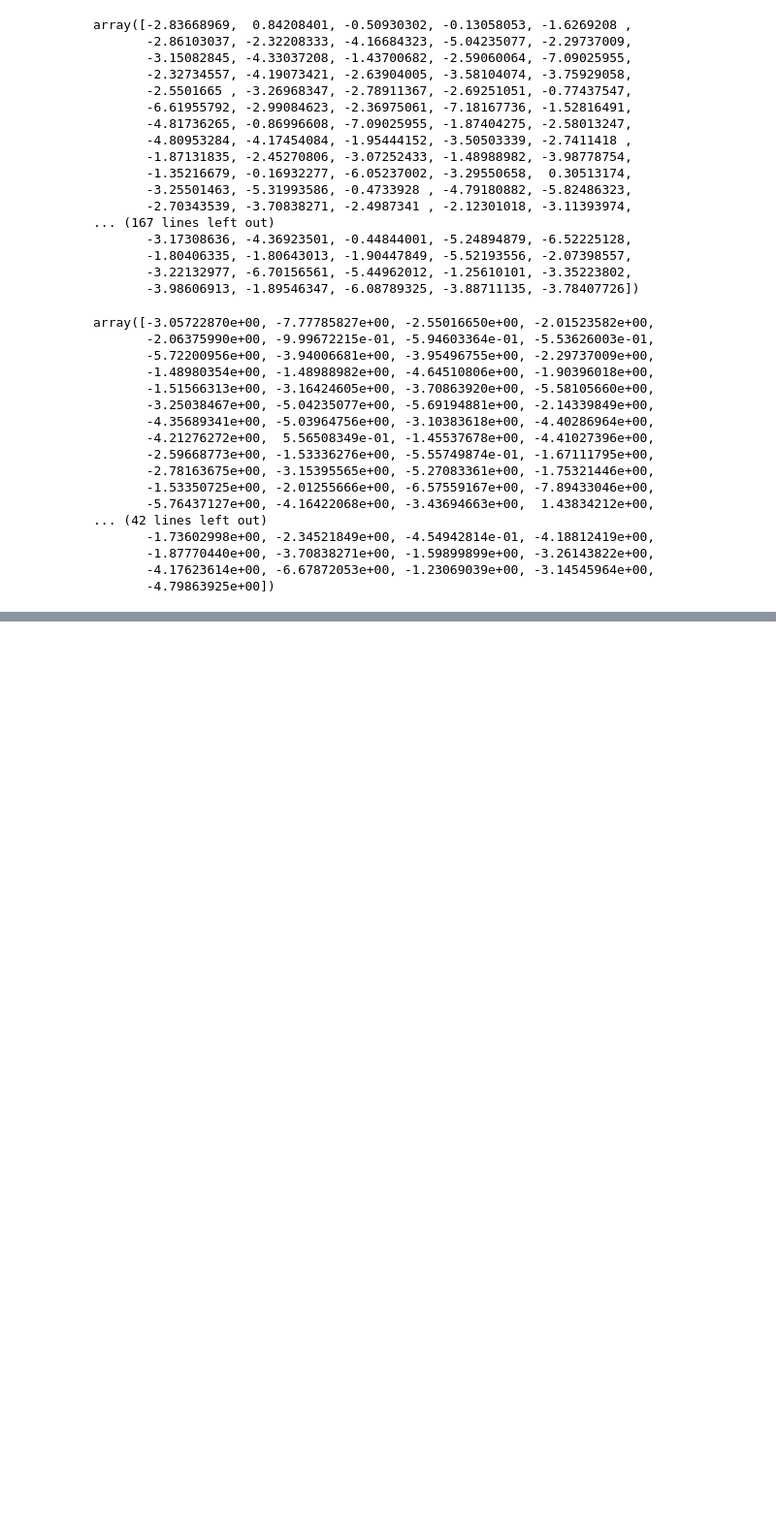
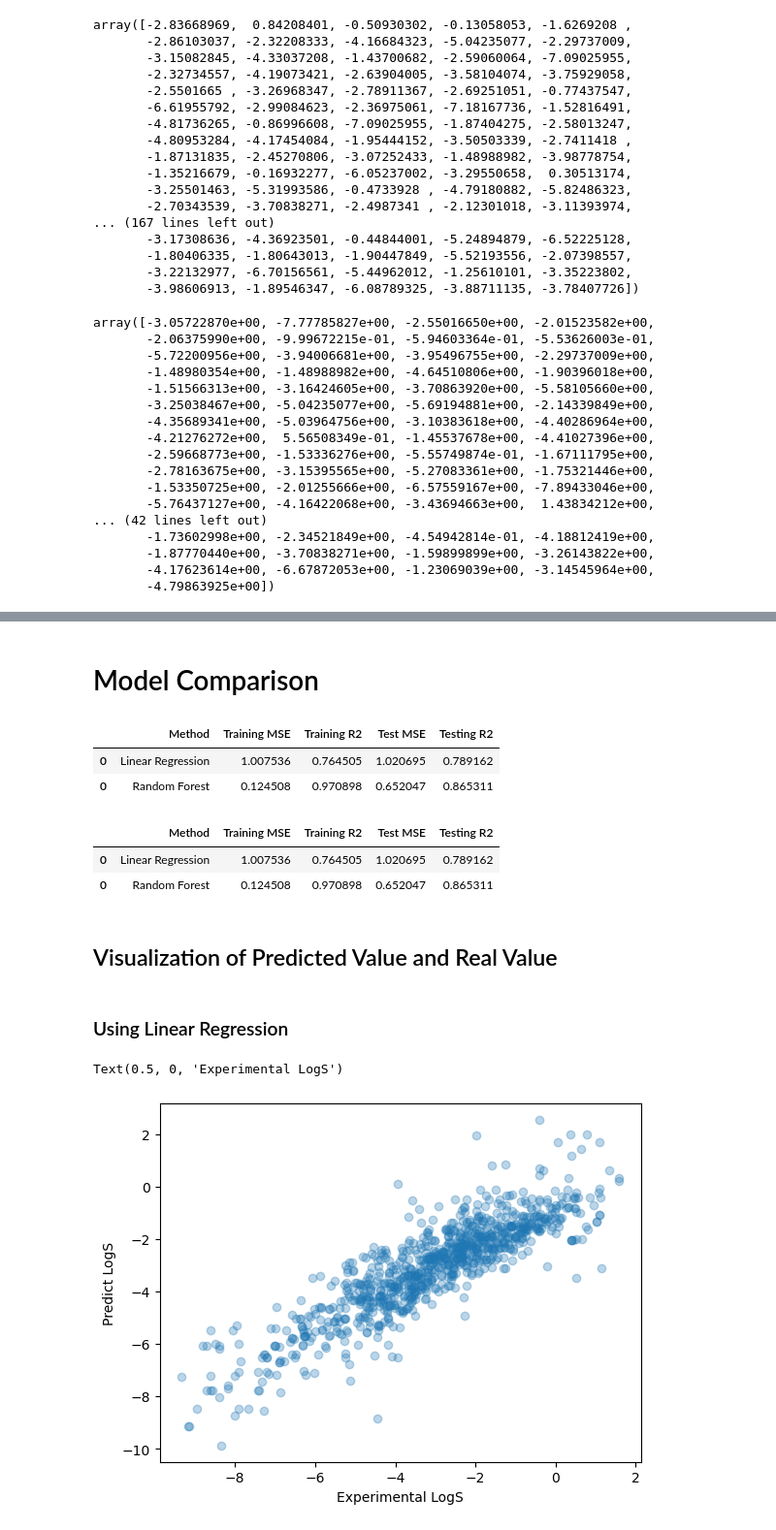
Before and after one commit to AnmolLamichhane/Molecular-Solubility-Prediction, a Jupyter notebook: notebooks/First-Project.ipynb, the cells around one changed output, grey strips where cells are left out. Shown at 97% size. Saved outputs shown, nothing was run; the diff lists cells and outputs as text; code cells hidden in the pictures; blank space fills up the shorter version.

```diff
--- a/notebooks/First-Project.ipynb
+++ b/notebooks/First-Project.ipynb
@@ -172,0 +212,30 @@ lr_results
+# %% [markdown]
+# Model Comparison
+# %%
+combined_models = pd.concat([lr_results, rf_results], axis=0)
+combined_models
+# %% [output]
+|  | Method | Training MSE | Training R2 | Test MSE | Testing R2 |
+| 0 | Linear Regression | 1.007536 | 0.764505 | 1.020695 | 0.789162 |
+| 0 | Random Forest | 0.124508 | 0.970898 | 0.652047 | 0.865311 |
+# %%
+combined_models.reset_index(drop=True)
+combined_models
+# %% [output]
+|  | Method | Training MSE | Training R2 | Test MSE | Testing R2 |
+| 0 | Linear Regression | 1.007536 | 0.764505 | 1.020695 | 0.789162 |
+| 0 | Random Forest | 0.124508 | 0.970898 | 0.652047 | 0.865311 |
+# %% [markdown]
+## Visualization of Predicted Value and Real Value
+# %% [markdown]
+### Using Linear Regression
+# %%
+import matplotlib.pyplot as plt
+plt.scatter ( x= y_train, y=y_lr_train_pred, alpha = 0.3 )
+
+plt.plot()
+plt.ylabel( 'Predict LogS')
+plt.xlabel( 'Experimental LogS')
+# %% [output]
+Text(0.5, 0, 'Experimental LogS')
+[figure, added]
```
Also changed, not shown: parts of 19 cells of this notebook.
